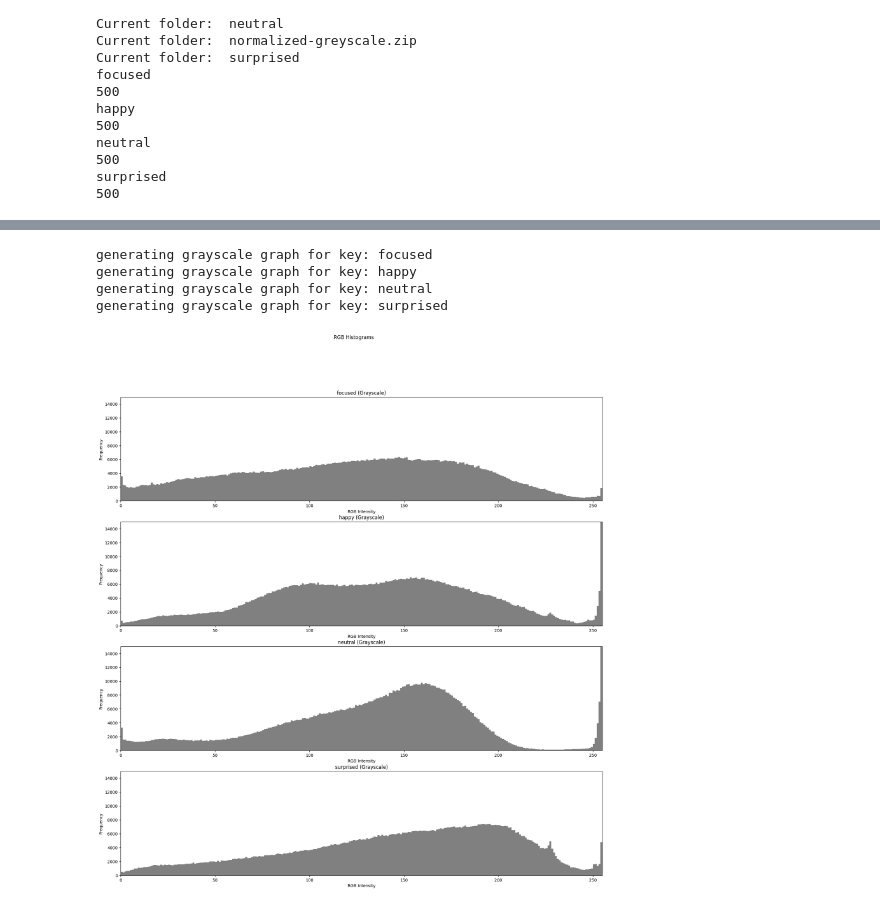
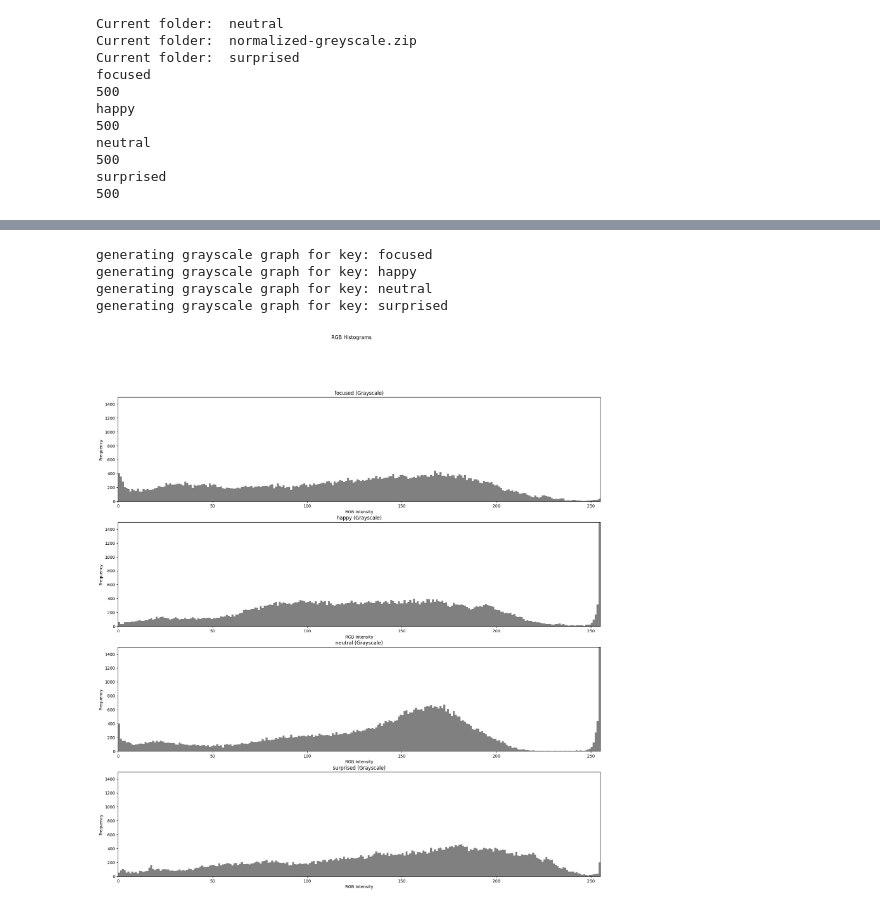
Before and after one commit to ruaidusmani/Emotional-Recognition-of-Students-in-Online-Classrooms, a Jupyter notebook: preprocessing/shuffle_plots.ipynb, the cells around one changed output, grey strips where cells are left out. Cells and saved outputs as stored; diff of their text form; code cells hidden in the pictures.

```diff
--- a/preprocessing/shuffle_plots.ipynb
+++ b/preprocessing/shuffle_plots.ipynb
@@ -51,6 +51,8 @@ surprised
 # Plotting images in 5x5 grid
 rows = 5
 columns = 5
+
+chosen_images = {'focused': [], 'happy': [], 'neutral' : [], 'surprised': []}
 
 # Plotting each emotion grid
 for emotion in dict_images:
@@ -61,6 +63,7 @@ for emotion in dict_images:
     fig = plt.figure(figsize=(10,10))
 
     for i, file_name in enumerate(disp_img):
+       chosen_images[emotion].append(file_name)
        img = mpimg.imread(emotion + "/" + file_name)
        plt.subplot(rows, columns, i + 1)
       #  plt.imshow(img)
@@ -77,19 +80,19 @@ for emotion in dict_images:
 # %%
-
-
 #grab each category and append it to a list
 dict_images_values = {'focused': {}, 'happy': {}, 'neutral' : {}, 'surprised': {}}
 
 for folder in os.listdir(os.getcwd()):
 
-    #generate a list for each R, G, and B value
-    red_pixel_arr = []
-    green_pixel_arr = []
-    blue_pixel_arr = []
+
 
     # iterage through the 25 selected images
-    if (folder in dict_images.keys()) :
-        for image in dict_images[folder]:
+    if (folder in chosen_images.keys()) :
+        #generate a list for each R, G, and B value
+        red_pixel_arr = []
+        green_pixel_arr = []
+        blue_pixel_arr = []
+        for image in chosen_images[folder]:
+            # print(image)
 
             img_array = cv.imread(folder + "/" + image)
 
@@ -112,13 +115,16 @@ for folder in os.listdir(os.getcwd()):
                 blue_pixel_arr.append(img_array_1D[i+2])
                 i += 3
 
-                #failsafe for unprocessed images
-                if (len(red_pixel_arr) > 1000000):
-                    break
-            print(len(red_pixel_arr))
+            # print(len(red_pixel_arr))
 
         # append the arrays to the dictionary
         dict_images_values[folder]['red'] = red_pixel_arr
         dict_images_values[folder]['green'] = green_pixel_arr
         dict_images_values[folder]['blue'] = blue_pixel_arr
+
+for key in dict_images_values:
+    print(key)
+    print(len(dict_images_values[key]['red']))
+    print(len(dict_images_values[key]['green']))
+    print(len(dict_images_values[key]['blue']))
 # %% [output]
@@ -171,9 +172,9 @@ for key in dict_images_values:
     axs[i, 2].set_xlim([0, 255])
 
     #set y-axis limits
-    axs[i, 0].set_ylim([0, 15000])
-    axs[i, 1].set_ylim([0, 15000])
-    axs[i, 2].set_ylim([0, 15000])
+    axs[i, 0].set_ylim([0, 1500])
+    axs[i, 1].set_ylim([0, 1500])
+    axs[i, 2].set_ylim([0, 1500])
 
     #set x-label
     axs[i, 0].set_xlabel('RGB Intensity')
@@ -207,34 +208,34 @@ i = 0
 for key in dict_images_values:
     #add title to each row
     print("generating grayscale graph for key: " + key)
 
     # set histogram values
     axs[i].hist(dict_images_values[key]['red'], bins=255, color='grey')
 
     # set histogram titles
     axs[i].set_title(key + " (Grayscale)")
 
     #set histogram x-axis limits
     axs[i].set_xlim([0, 255])
 
     #set y-axis limits
-    axs[i].set_ylim([0, 15000])
+    axs[i].set_ylim([0, 1500])
 
     #set x-label
     axs[i].set_xlabel('RGB Intensity')
 
     #set y-label
     axs[i].set_ylabel('Frequency')
 
     i = i + 1
 
 #Export plot as a png
 plt.savefig('../preprocessing/histogram.png')
 # %% [output]
 generating grayscale graph for key: focused
 generating grayscale graph for key: happy
 generating grayscale graph for key: neutral
 generating grayscale graph for key: surprised
-[figure, old version]
+[figure, new version]
 # %%
 #make 3x4 plot for each folder
```
Also changed, not shown: parts of 5 cells of this notebook.
